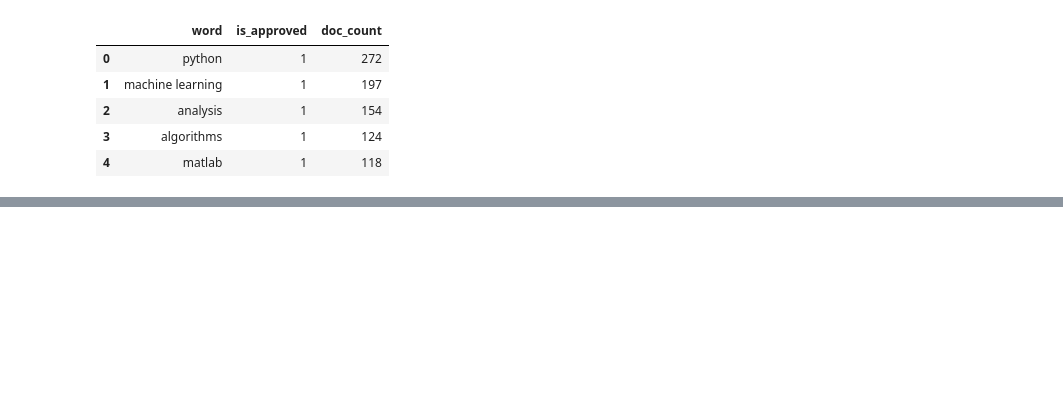
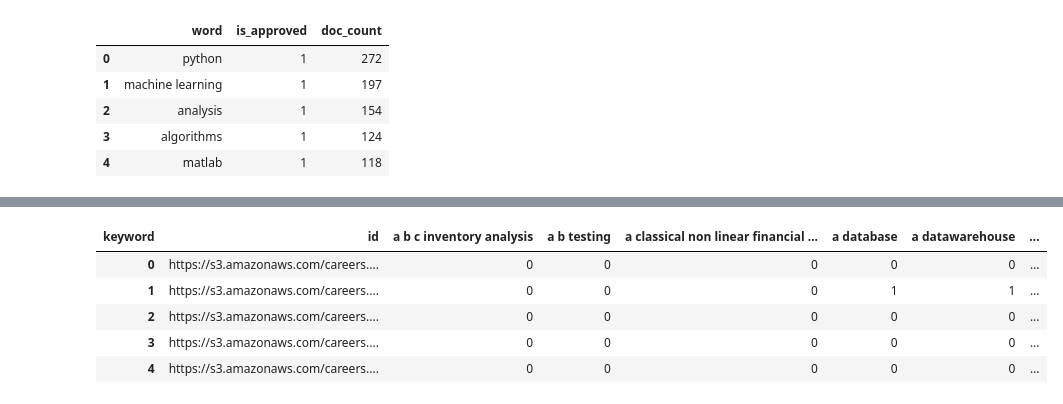
Before and after one commit to data-skeptic/dataskeptic.com, a Jupyter notebook: notebooks/elastic-search-keyword-CLEANED.ipynb, the cells around one changed output, grey strips where cells are left out. Cells and saved outputs as stored; diff of their text form; code cells hidden in the pictures; blank space fills up the shorter version.

```diff
--- a/notebooks/elastic-search-keyword-CLEANED.ipynb
+++ b/notebooks/elastic-search-keyword-CLEANED.ipynb
@@ -455,0 +333,22 @@ list(d_all['hits']['hits'][0]['_source'].keys())
+# %%
+app_skills = []
+for i in range(len(skill_set['hits']['hits'])):
+    skills = skill_set['hits']['hits'][i]['_id']
+    app_skills.append(skills)
+# %%
+match = {}
+for i in range(len(results)):
+    id = results[i]['id']
+    user_s = user_skill[id]
+    aa = set(user_s)& set(app_skills)
+    match[id] = aa
+# %%
+rows = []
+for i in range(len(match)):
+    id = [x for x in match.keys()][i]
+    kws = list(match[id])
+    for kw in kws:
+        row = [id,kw,1]
+        rows.append(row)
+match_df = pd.DataFrame(rows)
+match_df.columns = ['id', 'keyword','value']
@@ -455,0 +364,4 @@ list(d_all['hits']['hits'][0]['_source'].keys())
+# %%
+match_df_p = match_df.pivot(index='id', columns='keyword', values='value')
+match_df_p.fillna('0',inplace=True)
+match_df_p.reset_index(inplace=True)
@@ -455,0 +437,9 @@ list(d_all['hits']['hits'][0]['_source'].keys())
+# %%
+match_df_p.head()
+# %% [output]
+| keyword | id | a b c inventory analysis | a b testing | a classical non linear financial ... | a database | a datawarehouse | ... |
+| 0 | https://s3.amazonaws.com/careers.... | 0 | 0 | 0 | 0 | 0 | ... |
+| 1 | https://s3.amazonaws.com/careers.... | 0 | 0 | 0 | 1 | 1 | ... |
+| 2 | https://s3.amazonaws.com/careers.... | 0 | 0 | 0 | 0 | 0 | ... |
+| 3 | https://s3.amazonaws.com/careers.... | 0 | 0 | 0 | 0 | 0 | ... |
+| 4 | https://s3.amazonaws.com/careers.... | 0 | 0 | 0 | 0 | 0 | ... |
```
Also changed, not shown: parts of 51 cells of this notebook.
